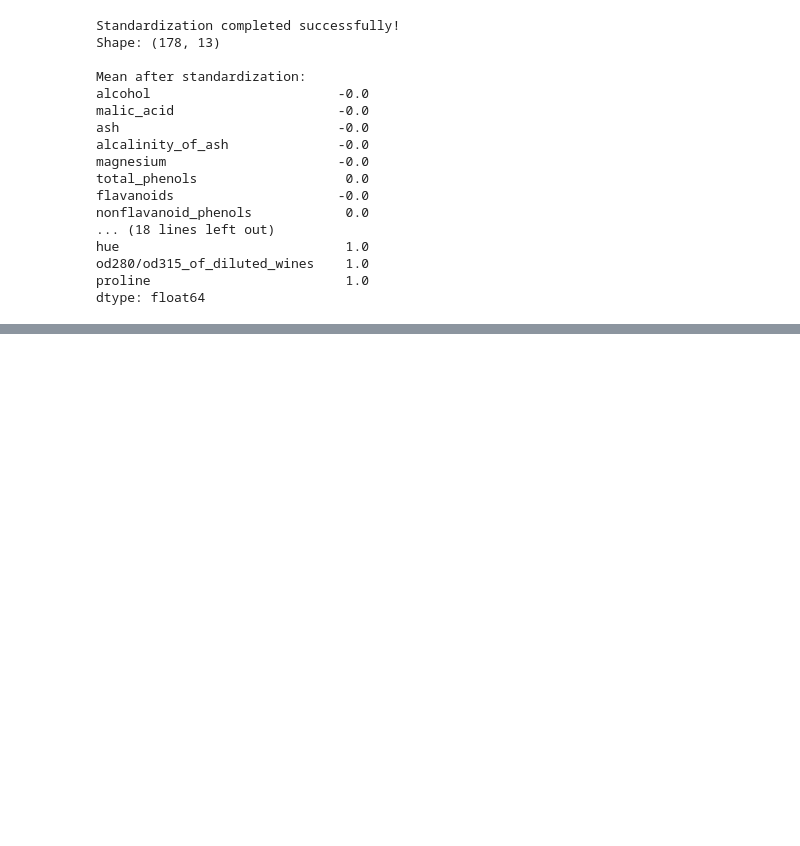
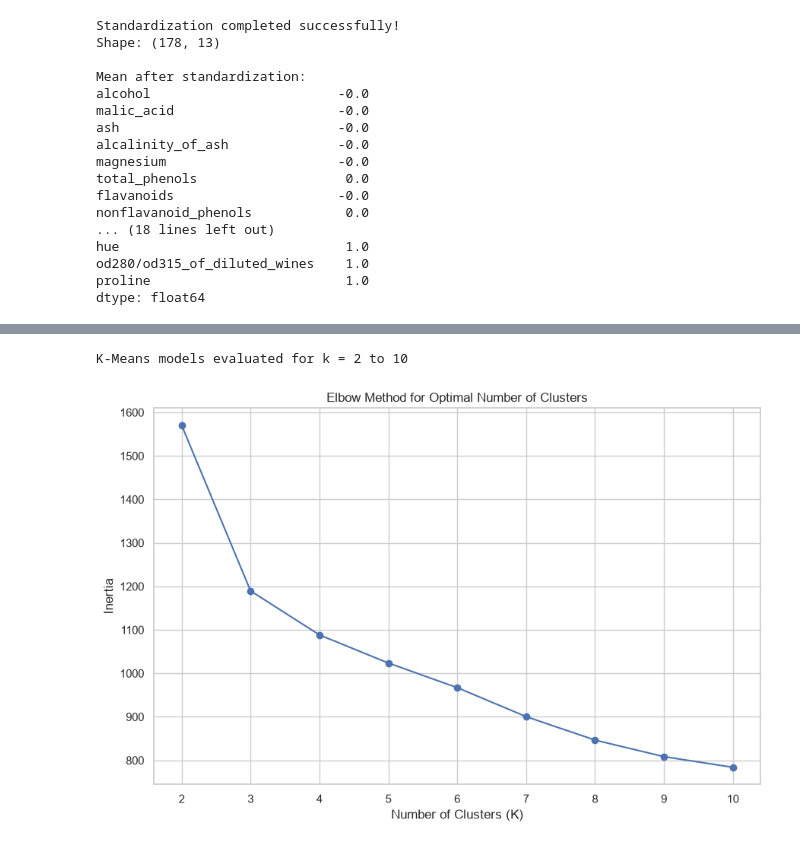
Before and after one commit to shaiksiraj04/RabTech-Academy-Internship, a Jupyter notebook: Task-4/notebooks/Task_4_PCA_Clustering.ipynb, the cells around one changed output, grey strips where cells are left out. Drawn from its saved outputs; the diff is of its cells as text; code cells hidden in the pictures; blank space fills up the shorter version.

Commit message:
Task-4: Complete PCA and unsupervised clustering

```diff
--- a/Task-4/notebooks/Task_4_PCA_Clustering.ipynb
+++ b/Task-4/notebooks/Task_4_PCA_Clustering.ipynb
@@ -124,0 +237,45 @@ dtype: float64
+# %%
+# Elbow Method for K-Means
+
+from sklearn.cluster import KMeans
+
+inertia_values = []
+
+k_values = range(2, 11)
+
+for k in k_values:
+    kmeans = KMeans(
+        n_clusters=k,
+        random_state=42,
+        n_init=10
+    )
+
+    kmeans.fit(X_pca_reduced)
+    inertia_values.append(kmeans.inertia_)
+
+print("K-Means models evaluated for k = 2 to 10")
+# %% [output]
+K-Means models evaluated for k = 2 to 10
+# %%
+# Elbow Method Plot
+
+plt.figure(figsize=(9, 6))
+
+plt.plot(
+    list(k_values),
+    inertia_values,
+    marker="o"
+)
+
+plt.title("Elbow Method for Optimal Number of Clusters")
+plt.xlabel("Number of Clusters (K)")
+plt.ylabel("Inertia")
+
+plt.xticks(list(k_values))
+plt.grid(True)
+
+plt.tight_layout()
+
+plt.show()
+# %% [output]
+[figure, added]
```
Also changed, not shown: parts of 17 cells of this notebook, 8 other files.
